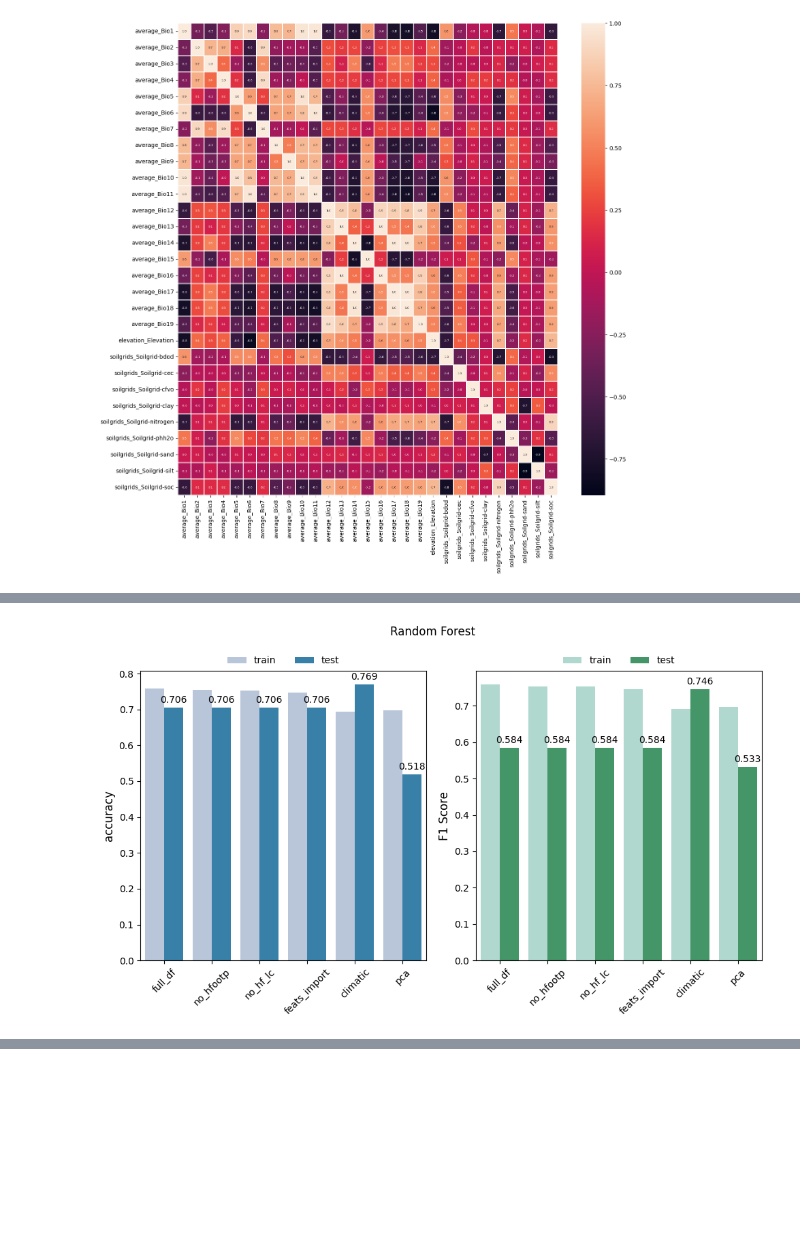
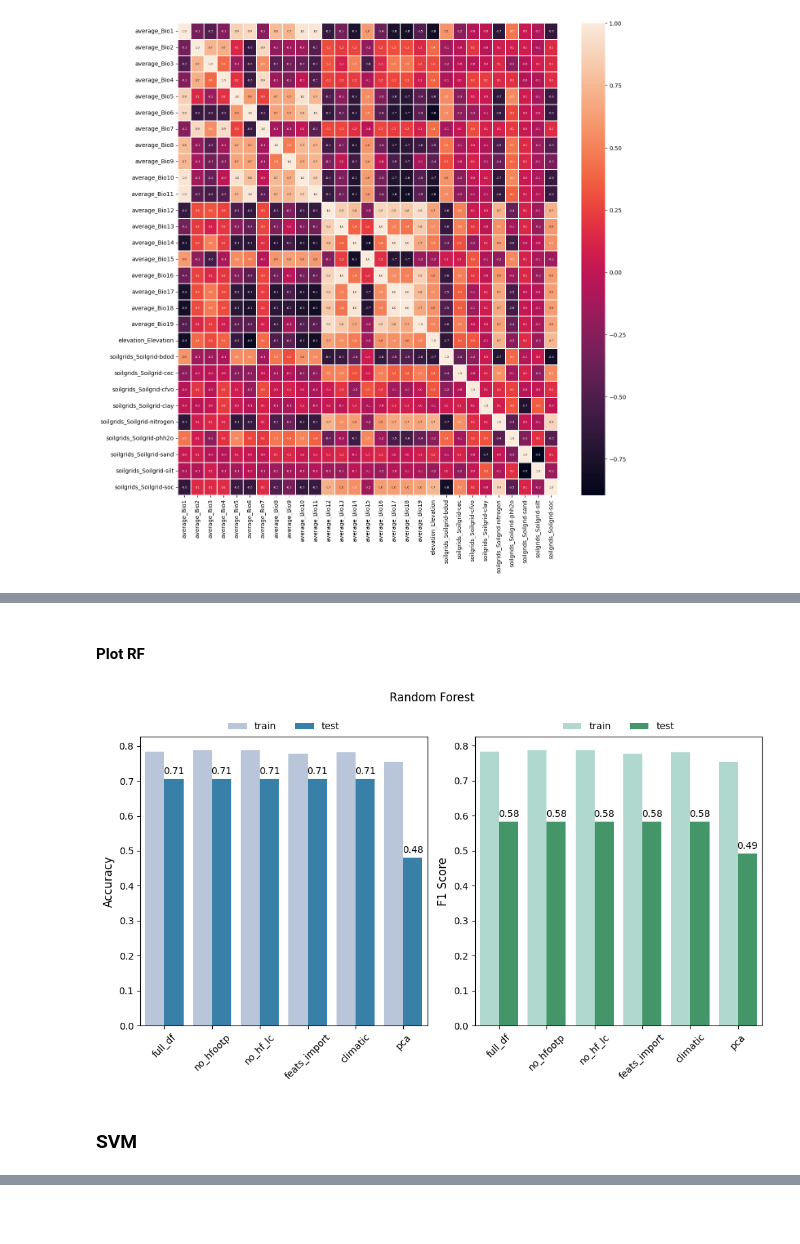
Before and after one commit to emanuel-gf/PlantNet-Species-ML-Project, a Jupyter notebook: milestone2.ipynb, the cells around one changed output, grey strips where cells are left out. Drawn from its saved outputs; the diff is of its cells as text; code cells hidden in the pictures; blank space fills up the shorter version.

Commit message:
-- likely bug on the loop function

```diff
--- a/milestone2.ipynb
+++ b/milestone2.ipynb
@@ -1176,24 +1232,22 @@ X_cli = X.drop(columns = [c for c in xx if c in X.columns]).copy()
 # %%
 ## Prepare the loop
 loop_oups = [
-    ('full_df', X),
-    ('no_hfootp', X_without_hf),
-    ('no_hf_lc', X_without_lc),
-    ('feats_import', X_mod),
-    ('climatic', X_cli)
+    ('full_df', X, X_full_test),
+    ('no_hfootp', X_without_hf, X_without_hf_test),
+    ('no_hf_lc', X_without_lc, X_without_lc_test),
+    ('feats_import', X_mod, X_mod_test),
+    ('climatic', X_cli, X_cli_test)
 ]
 
 global_scores = dict()
-for name, X_train in loop_oups:
+for name, X_train, X_x_test in loop_oups:
     print("- -"*20)
     print(f"Running: {name}")
     print(f"Dataset shape:{X_train.shape}")
+    print(f" Test Dataset: {X_x_test.shape}")
 
-    ## drop the columns on the X_test
-    ## drop all the columns that are not present on the X_train columns
-    Xtest = X_full_test.drop(columns=[c for c in X_full_test.columns if c not in X_train.columns]).copy()
-
-    print(f" Test Dataset: {Xtest.shape}")
+    print(f"Cols X_train:{X_train.columns}")
+    print(f"Cols X_test:{X_x_test.columns}")
 
     ## Preprocessor
     preprocessor = ColumnTransformer(
@@ -1207,13 +1261,14 @@ for name, X_train in loop_oups:
     models = [
         ("clf", RandomForestClassifier(n_estimators=200,
                                        max_depth=5,
-                                       max_leaf_nodes=3,
+                                    #    max_leaf_nodes=3,
                                        random_state=420,
+                                       class_weight='balanced',
                                        n_jobs=-1))
         ]
 
     ## Run the prediction
-    scores = train_test_predict(X_train, Xtest, y, y_full_test, models, preprocessor)
+    scores = train_test_predict(X_train, X_x_test, y, y_full_test, models, preprocessor)
 
     ## Add results to dict
     global_scores[name] = scores
@@ -1241,7 +1296,7 @@ print('Running PCA')
 model_pca = [
     ("clf", RandomForestClassifier(n_estimators=200,
                                     max_depth=5,
-                                    max_leaf_nodes=3,
+                                    # max_leaf_nodes=3,
                                     random_state=420,
                                     n_jobs=-1))
 ]
@@ -1296,3 +1345,5 @@ df_results
+# %% [markdown]
+#### Plot RF
 # %%
 df_results = results_to_dataframe(global_scores)
 
@@ -1310,33 +1361,35 @@ ax[0].set_xticklabels(ax[0].get_xticklabels(), rotation=45)
 sns.barplot(df_results,
              x='dataset',
              y = 'f1',
              hue='split',
              palette='BuGn',
              ax=ax[1])
 
 ax[0].set_ylabel('Accuracy', {'fontsize':12})
 ax[1].set_ylabel('F1 Score', {'fontsize':12})
 ax[0].set_xlabel('')
 ax[1].set_xlabel('')
 
 ax[1].set_xticklabels(ax[1].get_xticklabels(),rotation=45)
 
 ## # labels
 for i, container in enumerate(ax[0].containers):
 
     if i == 1:
-        ax[0].bar_label(container, fmt='%.3f', padding=3)
+        ax[0].bar_label(container, fmt='%.2f', padding=3)
 
 for i, container in enumerate(ax[1].containers):
     if i == 1:
-        ax[1].bar_label(container, fmt='%.3f', padding=3)
+        ax[1].bar_label(container, fmt='%.2f', padding=3)
 
 ## legend
 ax[0].legend(loc='upper center', bbox_to_anchor=(0.5, 1.08), ncol=2, frameon=False)
 ax[1].legend(loc='upper center', bbox_to_anchor=(0.5, 1.08), ncol=2, frameon=False)
 
 plt.suptitle('Random Forest')
 plt.tight_layout()
 plt.show()
 # %% [output]
-[figure, old version]
+[figure, new version]
+# %% [markdown]
+### SVM
```
Also changed, not shown: parts of 19 cells of this notebook, 1 other file.
